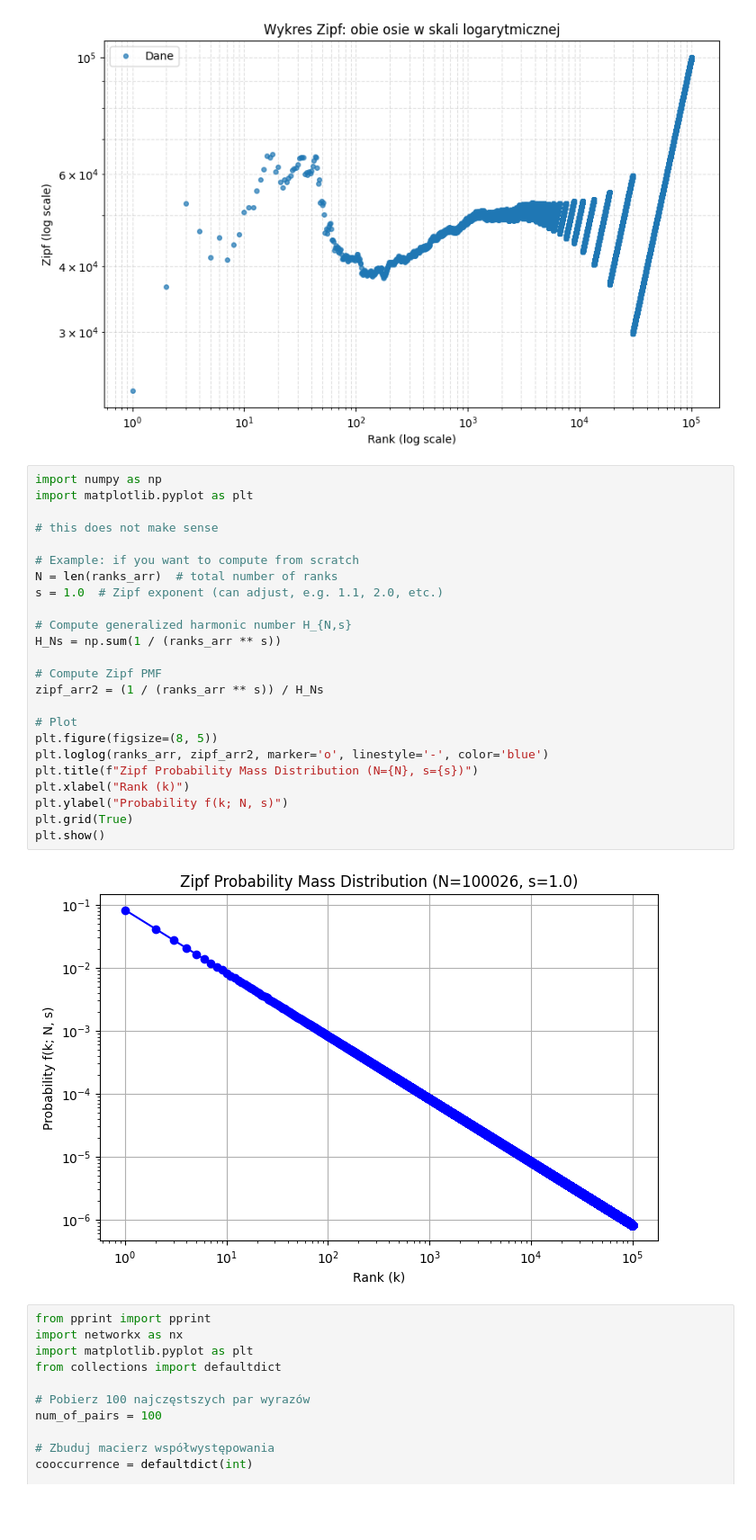
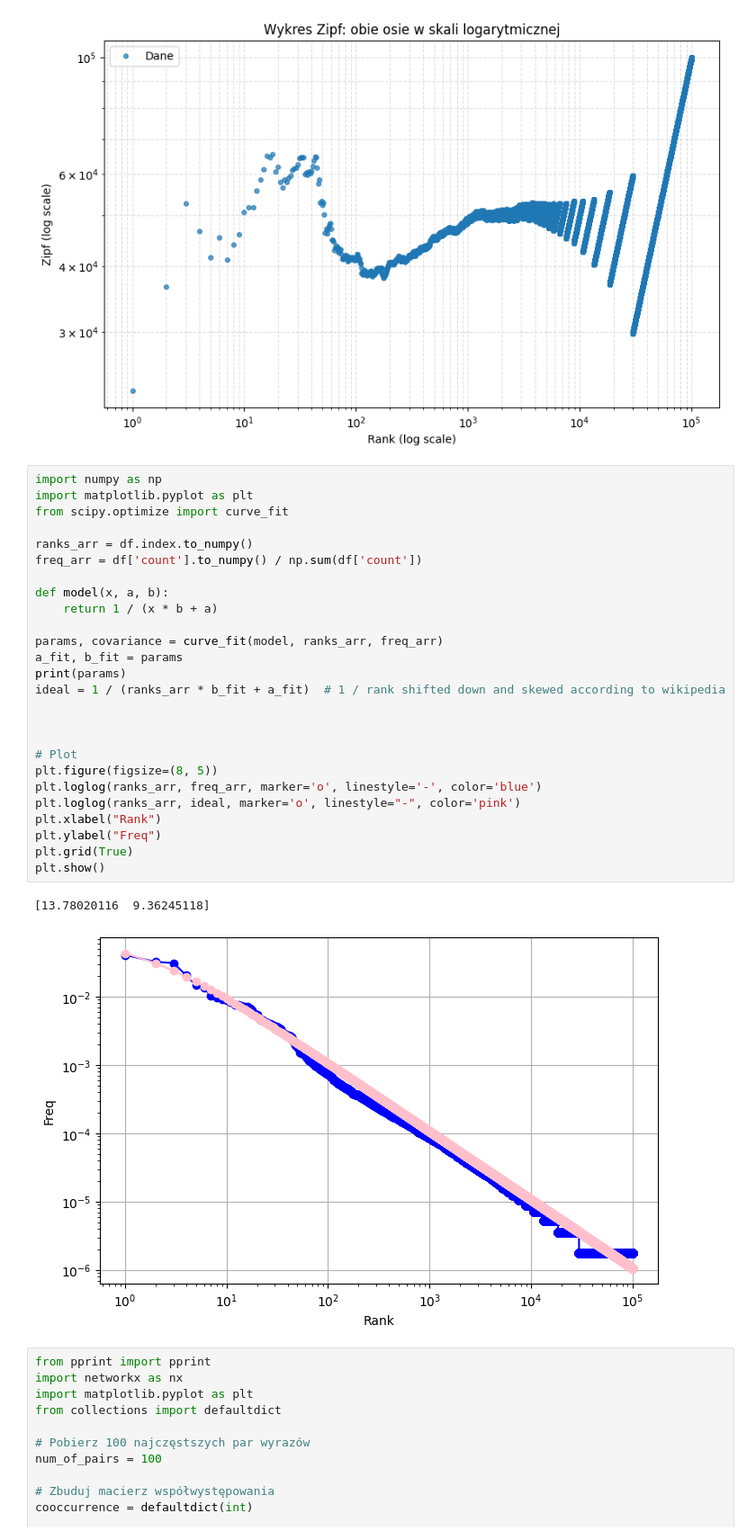
Before and after one commit to komumati1/LanguageProcessing, a Jupyter notebook: notebook.ipynb, the cells around one changed output. Shown: that part at 90% size. Cells and saved outputs as stored; diff of their text form; blank space fills up the shorter version.

Commit message:
added better plot

```diff
--- a/notebook.ipynb
+++ b/notebook.ipynb
@@ -124,29 +126,32 @@ plt.show()
 # %%
 import numpy as np
 import matplotlib.pyplot as plt
+from scipy.optimize import curve_fit
 
-# this does not make sense
+ranks_arr = df.index.to_numpy()
+freq_arr = df['count'].to_numpy() / np.sum(df['count'])
 
-# Example: if you want to compute from scratch
-N = len(ranks_arr)  # total number of ranks
-s = 1.0  # Zipf exponent (can adjust, e.g. 1.1, 2.0, etc.)
+def model(x, a, b):
+    return 1 / (x * b + a)
 
-# Compute generalized harmonic number H_{N,s}
-H_Ns = np.sum(1 / (ranks_arr ** s))
+params, covariance = curve_fit(model, ranks_arr, freq_arr)
+a_fit, b_fit = params
+print(params)
+ideal = 1 / (ranks_arr * b_fit + a_fit)  # 1 / rank shifted down and skewed according to wikipedia
 
-# Compute Zipf PMF
-zipf_arr2 = (1 / (ranks_arr ** s)) / H_Ns
+
 
 # Plot
 plt.figure(figsize=(8, 5))
-plt.loglog(ranks_arr, zipf_arr2, marker='o', linestyle='-', color='blue')
-plt.title(f"Zipf Probability Mass Distribution (N={N}, s={s})")
-plt.xlabel("Rank (k)")
-plt.ylabel("Probability f(k; N, s)")
+plt.loglog(ranks_arr, freq_arr, marker='o', linestyle='-', color='blue')
+plt.loglog(ranks_arr, ideal, marker='o', linestyle="-", color='pink')
+plt.xlabel("Rank")
+plt.ylabel("Freq")
 plt.grid(True)
 plt.show()
 # %% [output]
+[13.78020116  9.36245118]
-[figure, old version]
+[figure, new version]
 # %%
 from pprint import pprint
 import networkx as nx
```
Also changed, not shown: parts of 1 cell of this notebook.
